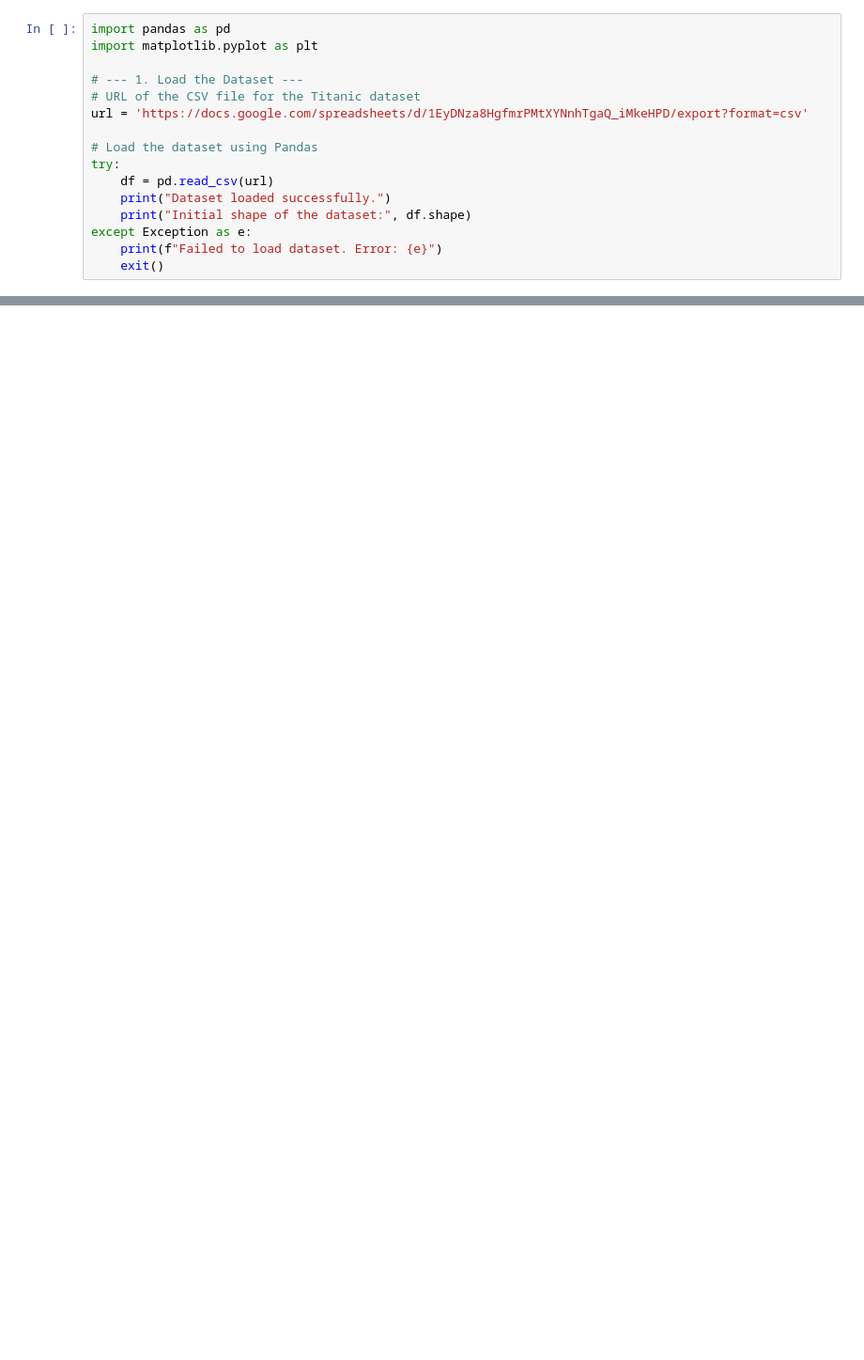
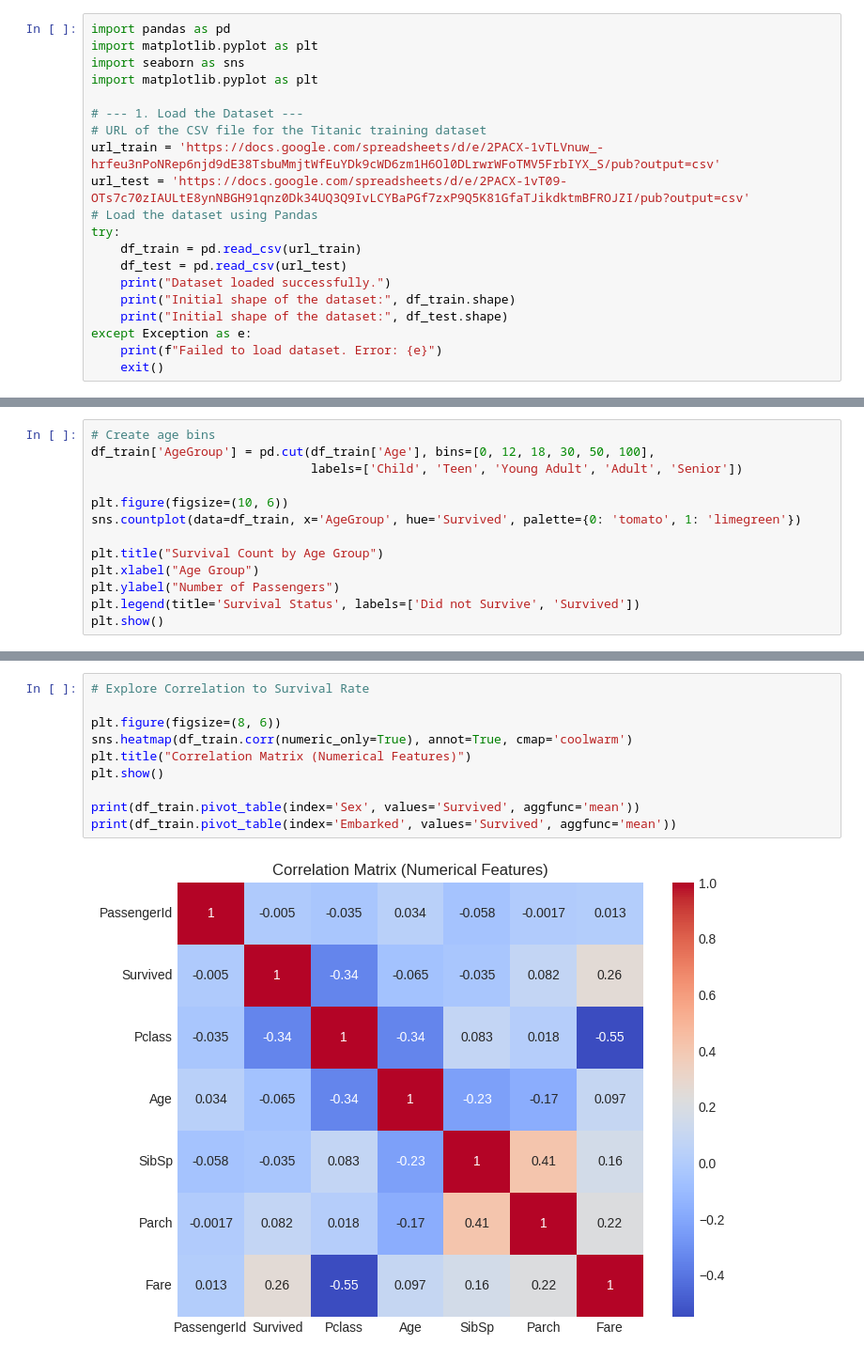
Before and after one commit to sbhandari30903/MSCS_634_ProjectDeliverable_1, a Jupyter notebook: Residency_Project.ipynb, the cells around one changed output, grey strips where cells are left out. Shown at 94% size. Drawn from its saved outputs; the diff is of its cells as text; blank space fills up the shorter version.

```diff
--- a/Residency_Project.ipynb
+++ b/Residency_Project.ipynb
@@ -7,16 +9,20 @@
 # %%
 import pandas as pd
 import matplotlib.pyplot as plt
+import seaborn as sns
+import matplotlib.pyplot as plt
 
 # --- 1. Load the Dataset ---
-# URL of the CSV file for the Titanic dataset
-url = 'https://docs.google.com/spreadsheets/d/1EyDNza8HgfmrPMtXYNnhTgaQ_iMkeHPD/export?format=csv'
-
+# URL of the CSV file for the Titanic training dataset
+url_train = 'https://docs.google.com/spreadsheets/d/e/2PACX-1vTLVnuw_-hrfeu3nPoNRep6njd9dE38TsbuMmjtWfEuYDk9cWD6zm1H6Ol0DLrwrWFoTMV5FrbIYX_S/pub?output=csv'
+url_test = 'https://docs.google.com/spreadsheets/d/e/2PACX-1vT09-OTs7c70zIAULtE8ynNBGH91qnz0Dk34UQ3Q9IvLCYBaPGf7zxP9Q5K81GfaTJikdktmBFROJZI/pub?output=csv'
 # Load the dataset using Pandas
 try:
-    df = pd.read_csv(url)
+    df_train = pd.read_csv(url_train)
+    df_test = pd.read_csv(url_test)
     print("Dataset loaded successfully.")
-    print("Initial shape of the dataset:", df.shape)
+    print("Initial shape of the dataset:", df_train.shape)
+    print("Initial shape of the dataset:", df_test.shape)
 except Exception as e:
     print(f"Failed to load dataset. Error: {e}")
     exit()
@@ -131,2 +222,15 @@ print("Key insights show that passenger class and sex were strong factors in sur
 EDA complete. Insights are derived from the visualizations.
 Key insights show that passenger class and sex were strong factors in survival.
+# %%
+# Create age bins
+df_train['AgeGroup'] = pd.cut(df_train['Age'], bins=[0, 12, 18, 30, 50, 100],
+                              labels=['Child', 'Teen', 'Young Adult', 'Adult', 'Senior'])
+
+plt.figure(figsize=(10, 6))
+sns.countplot(data=df_train, x='AgeGroup', hue='Survived', palette={0: 'tomato', 1: 'limegreen'})
+
+plt.title("Survival Count by Age Group")
+plt.xlabel("Age Group")
+plt.ylabel("Number of Passengers")
+plt.legend(title='Survival Status', labels=['Did not Survive', 'Survived'])
+plt.show()
@@ -132,0 +239,12 @@ Key insights show that passenger class and sex were strong factors in survival.
+# %%
+# Explore Correlation to Survival Rate
+
+plt.figure(figsize=(8, 6))
+sns.heatmap(df_train.corr(numeric_only=True), annot=True, cmap='coolwarm')
+plt.title("Correlation Matrix (Numerical Features)")
+plt.show()
+
+print(df_train.pivot_table(index='Sex', values='Survived', aggfunc='mean'))
+print(df_train.pivot_table(index='Embarked', values='Survived', aggfunc='mean'))
+# %% [output]
+[figure, added]
```
Also changed, not shown: parts of 23 cells of this notebook.
